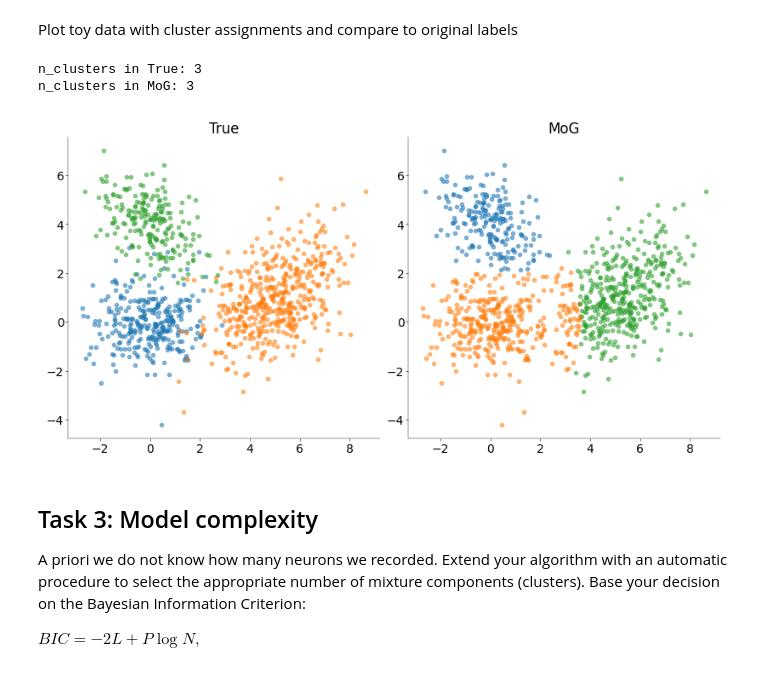
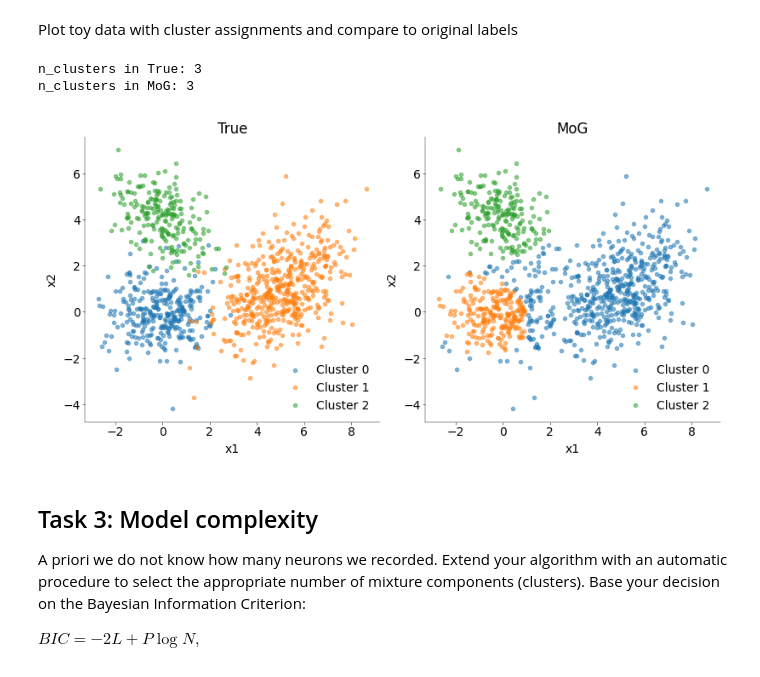
Before and after one commit to stedavkle/uni-tue-nds, a Jupyter notebook: CL2/notebooks/CodingLab2.ipynb, the cells around one changed output. Cells and saved outputs as stored; diff of their text form; code cells hidden in the pictures.

```diff
--- a/CL2/notebooks/CodingLab2.ipynb
+++ b/CL2/notebooks/CodingLab2.ipynb
@@ -227,9 +227,9 @@ def fit_mog(
 
     # TODO consider other initialization strategies!
     # initialize means randomly, must have shape (n_clusters, n_dims)
-    # m = rng.uniform(x.min(), x.max(), (n_clusters, n_dims))
+    m = rng.uniform(x.min(), x.max(), (n_clusters, n_dims))
     # TODO tried rng.choice(x, (n_clusters, x.shape[1])) but had dimensionality issues
-    m = x[rng.choice(x.shape[0], n_clusters, replace=False)]  # TODO another idea
+    # m = x[rng.choice(x.shape[0], n_clusters, replace=False)]  # TODO another idea
     # TODO think about replacement
     print("shape of m: ", m.shape)
 
@@ -253,7 +253,9 @@ def fit_mog(
 
         for i in range(n_clusters):
             # compute the posterior for each cluster
-            r[:, i] = p[i] * sp.stats.multivariate_normal.pdf(x, m[i], S[i])
+            r[:, i] = p[i] * sp.stats.multivariate_normal.pdf(
+                x, m[i], S[i], allow_singular=True
+            )  # TODO breaks without allow_singular=True
 
         # normalize the posterior
         r /= np.sum(r, axis=1, keepdims=True)
@@ -291,31 +293,34 @@ Plot toy data with cluster assignments and compare to original labels
 # %%
 mosaic = [["True", "MoG"]]
 fig, ax = plt.subplot_mosaic(mosaic=mosaic, figsize=(8, 4), layout="constrained")
 
 # -----------------
 # Add plot (0.5 pts)
 # -----------------
 
 label_list = [labels, mog_labels]
 for i, mos in enumerate(mosaic[0]):
     n_clusters = np.unique(label_list[i]).size
     print("n_clusters in {}: {}".format(mos, n_clusters))  # should be the same for both
 
     for j in range(n_clusters):
         ax[mos].scatter(
             x[label_list[i] == j, 0],
             x[label_list[i] == j, 1],
             alpha=0.5,
             label=f"Cluster {j}",
         )
 
     ax[mos].set_title(mos)
+    ax[mos].set_xlabel("x1")
+    ax[mos].set_ylabel("x2")
+    ax[mos].legend()
 
 plt.show()
 # %% [output]
 n_clusters in True: 3
 n_clusters in MoG: 3
-[figure, old version]
+[figure, new version]
 # %% [markdown]
 ## Task 3: Model complexity
 A priori we do not know how many neurons we recorded. Extend your algorithm with an automatic procedure to select the appropriate number of mixture components (clusters). Base your decision on the Bayesian Information Criterion:
```
Also changed, not shown: parts of 3 cells of this notebook.
